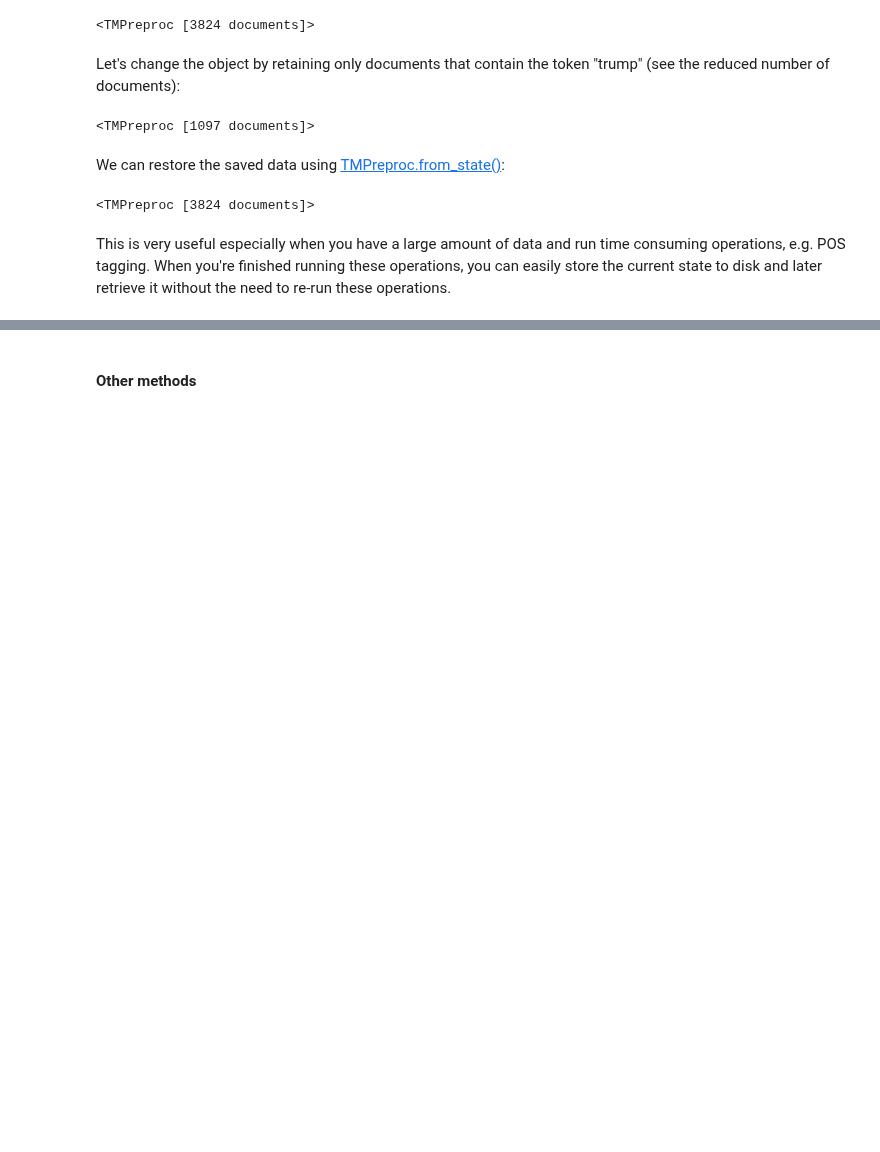
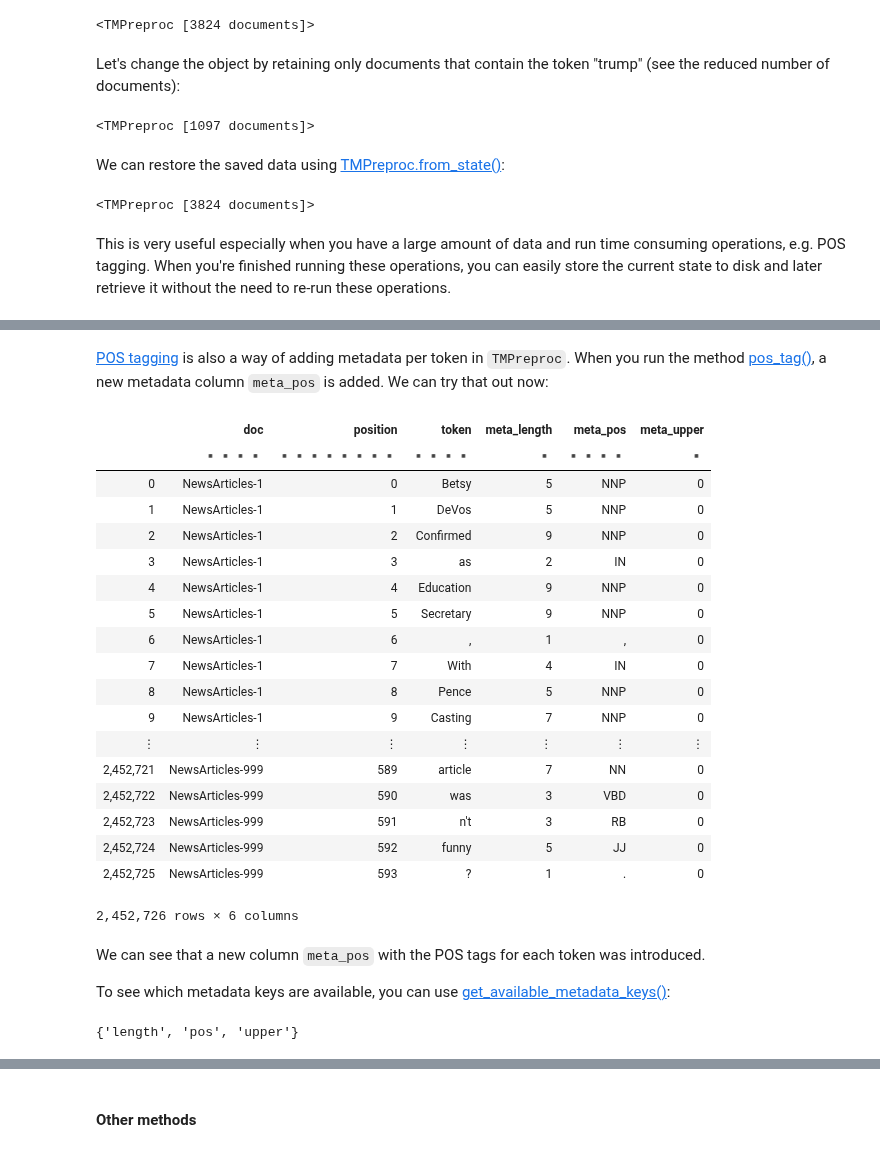
Before and after one commit to WZBSocialScienceCenter/tmtoolkit, a Jupyter notebook: doc/source/preprocessing.ipynb, the cells around one changed output, grey strips where cells are left out. Saved outputs shown, nothing was run; the diff lists cells and outputs as text; code cells hidden in the pictures; blank space fills up the shorter version.

Commit message:
added filter_tokens/documents_by_mask added possibility to match against metadata in filter functions/methods updated docs

```diff
--- a/doc/source/preprocessing.ipynb
+++ b/doc/source/preprocessing.ipynb
@@ -1245,0 +1234,4 @@ chaining methods
+# %%
+preproc = TMPreproc(corpus)
+preproc_orig = preproc.copy()
+preproc
@@ -1245,0 +1244,6 @@ chaining methods
+# %%
+meta_tok_lengths = {doc_label: list(map(len, doc_tokens))
+                    for doc_label, doc_tokens in preproc.tokens.items()}
+
+# show first 5 tokens and their string length for a sample document
+preproc.tokens['NewsArticles-1880'][:10], meta_tok_lengths['NewsArticles-1880'][:10]
@@ -1245,0 +1264,3 @@ chaining methods
+# %%
+preproc.add_metadata_per_doc('length', meta_tok_lengths)
+del meta_tok_lengths  # we don't need that object anymore
@@ -1245,0 +1293,8 @@ chaining methods
+# %%
+meta_tok_upper = {doc_label: list(map(str.isupper, doc_tokens))
+                  for doc_label, doc_tokens in preproc.tokens.items()}
+
+preproc.add_metadata_per_doc('upper', meta_tok_upper)
+del meta_tok_upper
+
+preproc.tokens_datatable
@@ -1245,0 +1347,33 @@ chaining methods
+# %% [markdown]
+[POS tagging](#Part-of-speech-(POS)-tagging) is also a way of adding metadata per token in `TMPreproc`. When you run the method [pos_tag()](api.rst#tmtoolkit.preprocess.TMPreproc.pos_tag), a new metadata column `meta_pos` is added. We can try that out now:
+# %%
+preproc.pos_tag()
+preproc.tokens_datatable
+# %% [output]
+|  | doc | position | token | meta_length | meta_pos | meta_upper |
+|  | ▪▪▪▪ | ▪▪▪▪▪▪▪▪ | ▪▪▪▪ | ▪ | ▪▪▪▪ | ▪ |
+| 0 | NewsArticles-1 | 0 | Betsy | 5 | NNP | 0 |
+| 1 | NewsArticles-1 | 1 | DeVos | 5 | NNP | 0 |
+| 2 | NewsArticles-1 | 2 | Confirmed | 9 | NNP | 0 |
+| 3 | NewsArticles-1 | 3 | as | 2 | IN | 0 |
+| 4 | NewsArticles-1 | 4 | Education | 9 | NNP | 0 |
+| 5 | NewsArticles-1 | 5 | Secretary | 9 | NNP | 0 |
+| 6 | NewsArticles-1 | 6 | , | 1 | , | 0 |
+| 7 | NewsArticles-1 | 7 | With | 4 | IN | 0 |
+| 8 | NewsArticles-1 | 8 | Pence | 5 | NNP | 0 |
+| 9 | NewsArticles-1 | 9 | Casting | 7 | NNP | 0 |
+| ⋮ | ⋮ | ⋮ | ⋮ | ⋮ | ⋮ | ⋮ |
+| 2,452,721 | NewsArticles-999 | 589 | article | 7 | NN | 0 |
+| 2,452,722 | NewsArticles-999 | 590 | was | 3 | VBD | 0 |
+| 2,452,723 | NewsArticles-999 | 591 | n't | 3 | RB | 0 |
+| 2,452,724 | NewsArticles-999 | 592 | funny | 5 | JJ | 0 |
+| 2,452,725 | NewsArticles-999 | 593 | ? | 1 | . | 0 |
+2,452,726 rows × 6 columns
+# %% [markdown]
+We can see that a new column `meta_pos` with the POS tags for each token was introduced.
+
+To see which metadata keys are available, you can use [get_available_metadata_keys()](api.rst#tmtoolkit.preprocess.TMPreproc.get_available_metadata_keys):
+# %%
+preproc.get_available_metadata_keys()
+# %% [output]
+{'length', 'pos', 'upper'}
```
Also changed, not shown: parts of 38 cells of this notebook, 7 other files.
